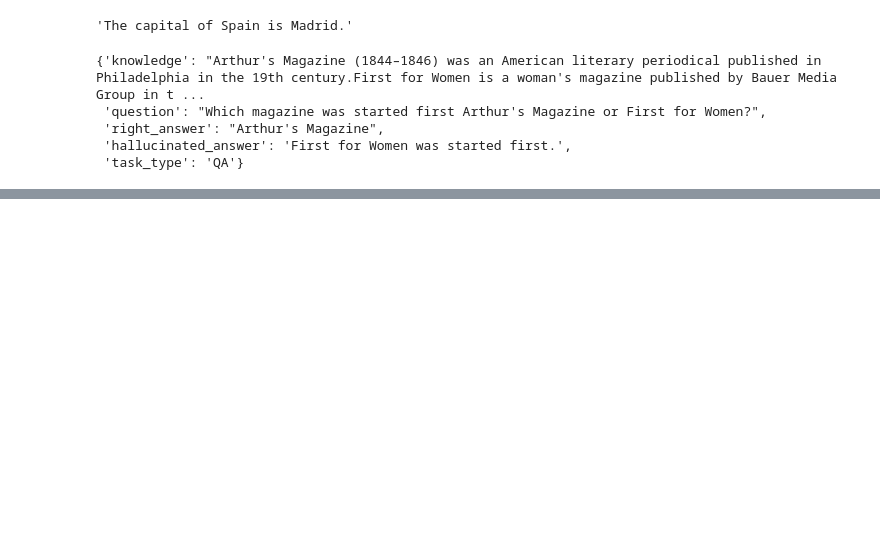
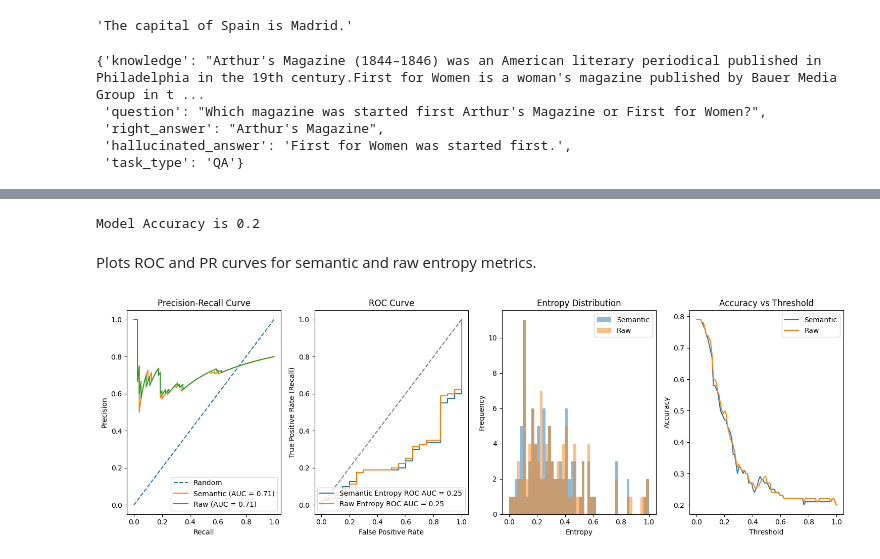
Before and after one commit to pramodith/klarity, a Jupyter notebook: src/klarity/hallucination_detection.ipynb, the cells around one changed output, grey strips where cells are left out. Saved outputs shown, nothing was run; the diff lists cells and outputs as text; code cells hidden in the pictures; blank space fills up the shorter version.

Commit message:
Plot metrics

```diff
--- a/src/klarity/hallucination_detection.ipynb
+++ b/src/klarity/hallucination_detection.ipynb
@@ -94,5 +132,4 @@ OutOfMemoryError: CUDA out of memory. Tried to allocate 1.07 GiB. GPU 0 has a to
 # %%
-tokenizer = AutoTokenizer.from_pretrained("HuggingFaceTB/SmolLM2-360M-Instruct")
 sampling_params = SamplingParams(
     max_tokens=128,
     temperature=0.0,
@@ -153,22 +245,5 @@ ds[0]
 # %%
-def check_answers(predicted_answer, correct_answer):
-    # Check for exact match first
-    if predicted_answer.strip().lower() == correct_answer.strip().lower():
-        return True
-
-    # If not an exact match, use JudgeLLM
-    prompt = f"""
-    Question: Are these two answers equivalent in meaning?
-    Answer 1: {predicted_answer}
-    Answer 2: {correct_answer}
-    Please respond with only 'Yes' or 'No'.
-    """
-
-    _, judge_response, _, _ = get_litellm_response(prompt)
-    return judge_response.strip().lower() == 'yes'
-
-accuracy = []
-# Update the main loop
+did_hallucinate = []
 for item in tqdm(ds):
     correct_answers.append(item['right_answer'])
     combined_text = f"Context: {item['knowledge']}\nQuestion: {item['question']}\n Answer:"
@@ -178,5 +253,5 @@ for item in tqdm(ds):
     mean_semantic_entropies.append(mean_semantic_entropy)
 
     # Check if the answers match
-    is_correct = check_answers(predicted_answer, item['right_answer'])
-    accuracy.append(is_correct)
+    is_correct = check_answers(predicted_answer, item['right_answer'], judge_model_name)
+    did_hallucinate.append(is_correct)
@@ -244,0 +278,13 @@ plot_metrics(mean_semantic_entropies, mean_entropies, results)
+# %%
+print(f"Model Accuracy is {np.mean(did_hallucinate)}")
+# Hallucination when answer is wrong so let's take the inverse.
+did_hallucinate = [not x for x in did_hallucinate]
+# %% [output]
+Model Accuracy is 0.2
+# %%
+# Min Max Scale entropies
+scaled_mean_entropies = (np.array(mean_entropies) - np.min(mean_entropies)) / (np.max(mean_entropies) - np.min(mean_entropies))
+scaled_mean_semantic_entropies = (np.array(mean_semantic_entropies) - np.min(mean_semantic_entropies)) / (np.max(mean_semantic_entropies) - np.min(mean_semantic_entropies))
+# %% [markdown]
+
+Plots ROC and PR curves for semantic and raw entropy metrics.
@@ -244,0 +372,4 @@ plot_metrics(mean_semantic_entropies, mean_entropies, results)
+# %%
+plot_metrics(scaled_mean_semantic_entropies, scaled_mean_entropies, did_hallucinate)
+# %% [output]
+[figure, added]
```
Also changed, not shown: parts of 25 cells of this notebook.
